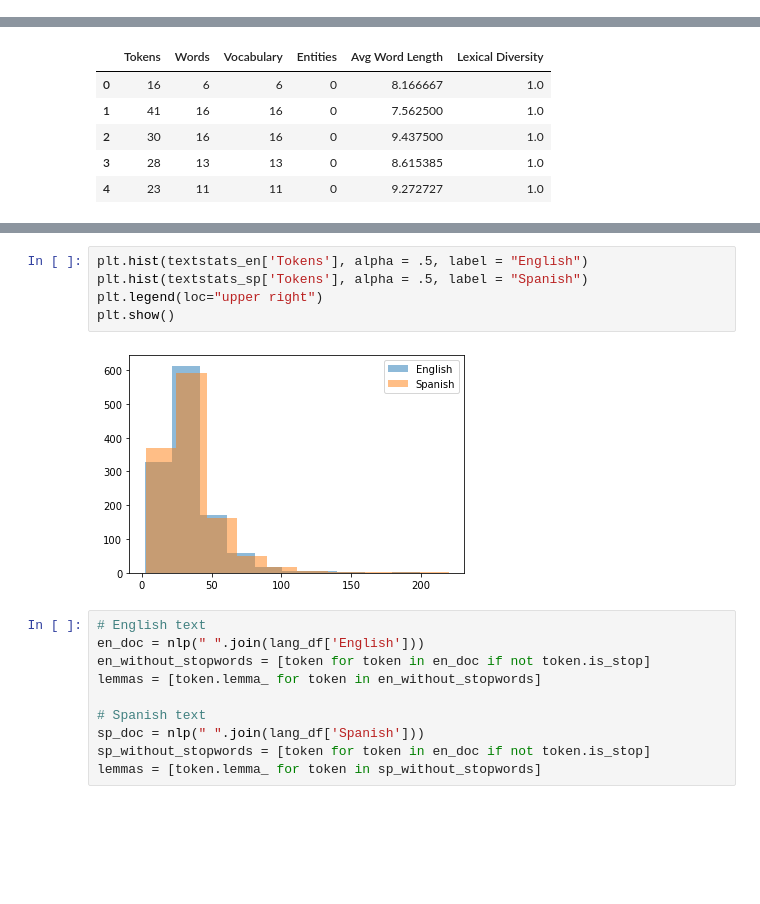
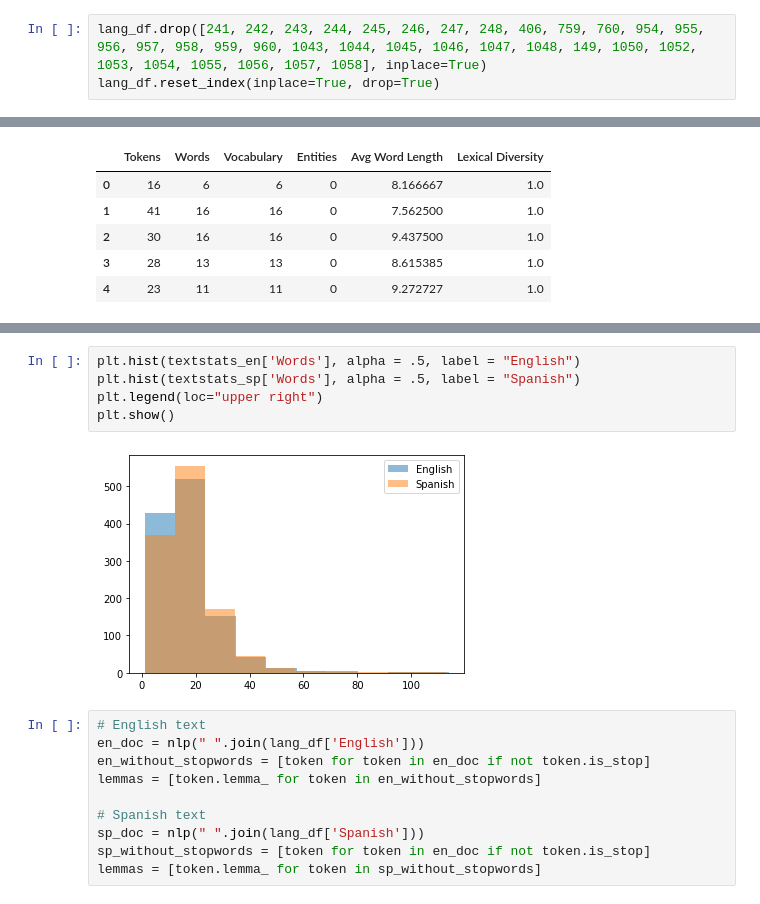
Before and after one commit to Carmen-Martinez/CLIR_MT, a Jupyter notebook: Final_Draft.ipynb, the cells around one changed output, grey strips where cells are left out. Drawn from its saved outputs; the diff is of its cells as text; blank space fills up the shorter version.

```diff
--- a/Final_Draft.ipynb
+++ b/Final_Draft.ipynb
@@ -16,0 +34,3 @@ lang_df = pd.read_csv('./CSV_files/sent_translations.csv')
+# %%
+lang_df.drop([241, 242, 243, 244, 245, 246, 247, 248, 406, 759, 760, 954, 955, 956, 957, 958, 959, 960, 1043, 1044, 1045, 1046, 1047, 1048, 149, 1050, 1052, 1053, 1054, 1055, 1056, 1057, 1058], inplace=True)
+lang_df.reset_index(inplace=True, drop=True)
@@ -206,10 +183,10 @@ plt.show()
 # %%
-plt.hist(textstats_en['Tokens'], alpha = .5, label = "English")
-plt.hist(textstats_sp['Tokens'], alpha = .5, label = "Spanish")
+plt.hist(textstats_en['Words'], alpha = .5, label = "English")
+plt.hist(textstats_sp['Words'], alpha = .5, label = "Spanish")
 plt.legend(loc="upper right")
 plt.show()
 # %% [output]
-[figure, old version]
+[figure, new version]
 # %%
 # English text
 en_doc = nlp(" ".join(lang_df['English']))
```
Also changed, not shown: parts of 40 cells of this notebook.
